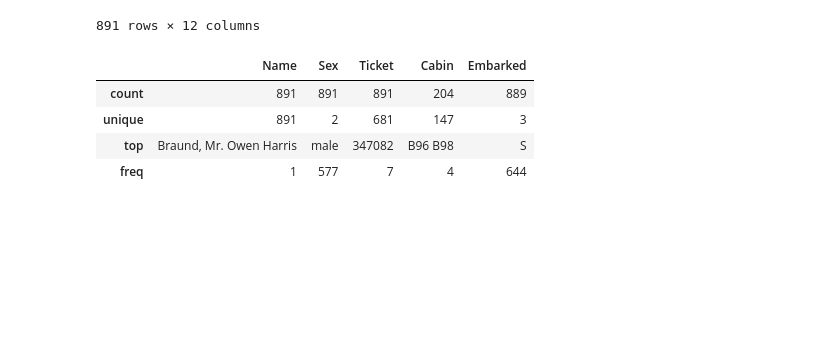
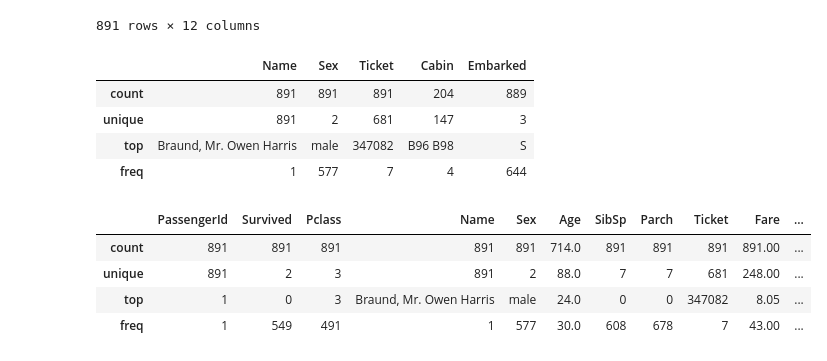
Before and after one commit to omkarpattnaik8080/Pandas, a Jupyter notebook: PandasCompleteadv.ipynb, the cells around one changed output. Saved outputs shown, nothing was run; the diff lists cells and outputs as text; code cells hidden in the pictures; blank space fills up the shorter version.

```diff
--- a/PandasCompleteadv.ipynb
+++ b/PandasCompleteadv.ipynb
@@ -426,3 +426,11 @@ df1.describe(include="object")
 | unique | 891 | 2 | 681 | 147 | 3 |
 | top | Braund, Mr. Owen Harris | male | 347082 | B96 B98 | S |
 | freq | 1 | 577 | 7 | 4 | 644 |
+# %%
+df1.astype("object").describe()#whatever dataframe you have consider that as object column and then describe
+# %% [output]
+|  | PassengerId | Survived | Pclass | Name | Sex | Age | SibSp | Parch | Ticket | Fare | ... |
+| count | 891 | 891 | 891 | 891 | 891 | 714.0 | 891 | 891 | 891 | 891.00 | ... |
+| unique | 891 | 2 | 3 | 891 | 2 | 88.0 | 7 | 7 | 681 | 248.00 | ... |
+| top | 1 | 0 | 3 | Braund, Mr. Owen Harris | male | 24.0 | 0 | 0 | 347082 | 8.05 | ... |
+| freq | 1 | 549 | 491 | 1 | 577 | 30.0 | 608 | 678 | 7 | 43.00 | ... |
```
